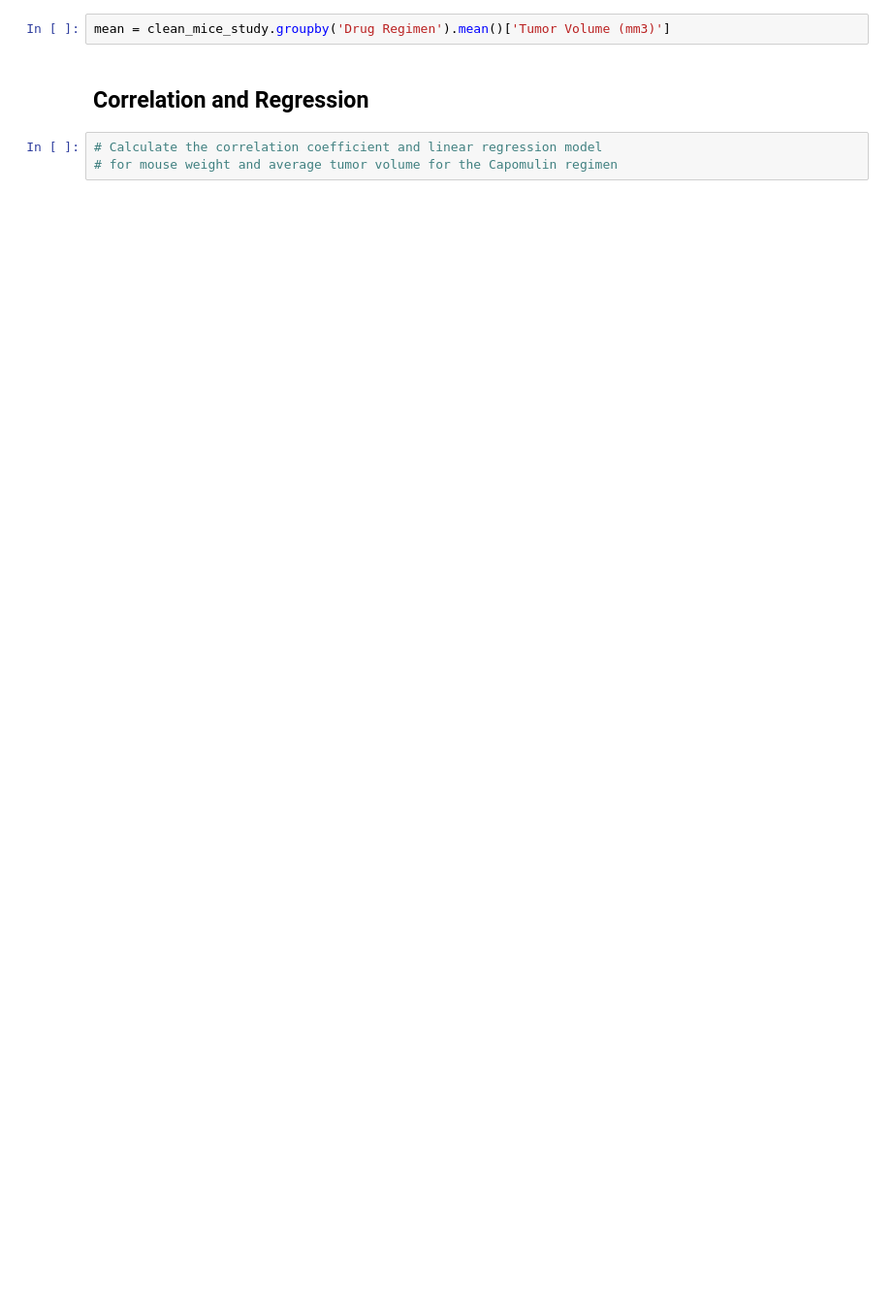
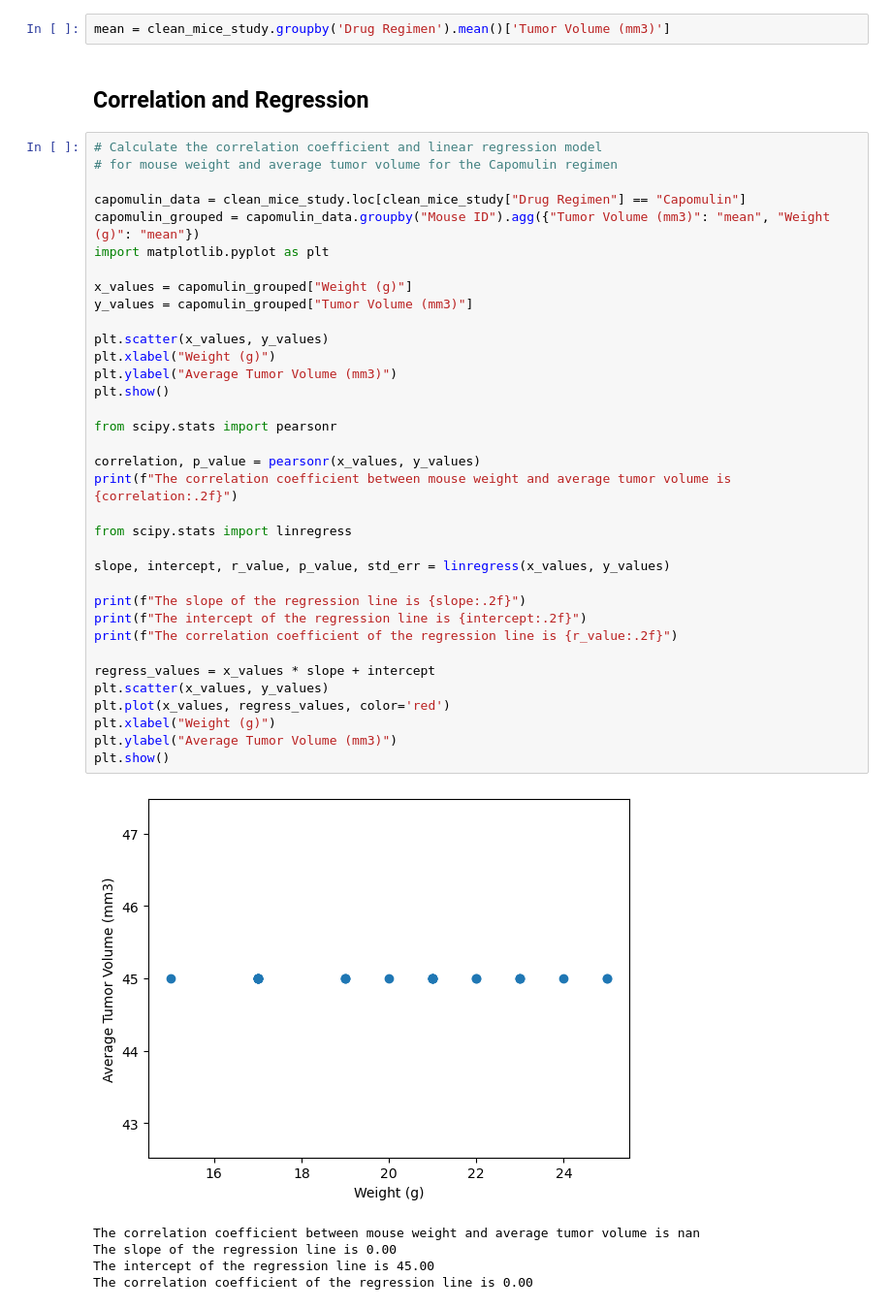
Before and after one commit to shercarson/Pymaceuticals-Inc, a Jupyter notebook: pymaceuticals_starter.ipynb, the cells around one changed output. Shown at 97% size. Saved outputs shown, nothing was run; the diff lists cells and outputs as text; blank space fills up the shorter version.

```diff
--- a/pymaceuticals_starter.ipynb
+++ b/pymaceuticals_starter.ipynb
@@ -238,6 +352,44 @@ counts.plot.pie(autopct='%1.1f%%')
 mean = clean_mice_study.groupby('Drug Regimen').mean()['Tumor Volume (mm3)']
 # %% [markdown]
 ## Correlation and Regression
-# %%
-# Calculate the correlation coefficient and linear regression model
-# for mouse weight and average tumor volume for the Capomulin regimen
+# %%
+# Calculate the correlation coefficient and linear regression model
+# for mouse weight and average tumor volume for the Capomulin regimen
+
+capomulin_data = clean_mice_study.loc[clean_mice_study["Drug Regimen"] == "Capomulin"]
+capomulin_grouped = capomulin_data.groupby("Mouse ID").agg({"Tumor Volume (mm3)": "mean", "Weight (g)": "mean"})
+import matplotlib.pyplot as plt
+
+x_values = capomulin_grouped["Weight (g)"]
+y_values = capomulin_grouped["Tumor Volume (mm3)"]
+
+plt.scatter(x_values, y_values)
+plt.xlabel("Weight (g)")
+plt.ylabel("Average Tumor Volume (mm3)")
+plt.show()
+
+from scipy.stats import pearsonr
+
+correlation, p_value = pearsonr(x_values, y_values)
+print(f"The correlation coefficient between mouse weight and average tumor volume is {correlation:.2f}")
+
+from scipy.stats import linregress
+
+slope, intercept, r_value, p_value, std_err = linregress(x_values, y_values)
+
+print(f"The slope of the regression line is {slope:.2f}")
+print(f"The intercept of the regression line is {intercept:.2f}")
+print(f"The correlation coefficient of the regression line is {r_value:.2f}")
+
+regress_values = x_values * slope + intercept
+plt.scatter(x_values, y_values)
+plt.plot(x_values, regress_values, color='red')
+plt.xlabel("Weight (g)")
+plt.ylabel("Average Tumor Volume (mm3)")
+plt.show()
+# %% [output]
+[figure, added]
+The correlation coefficient between mouse weight and average tumor volume is nan
+The slope of the regression line is 0.00
+The intercept of the regression line is 45.00
+The correlation coefficient of the regression line is 0.00
```
Also changed, not shown: parts of 12 cells of this notebook.
